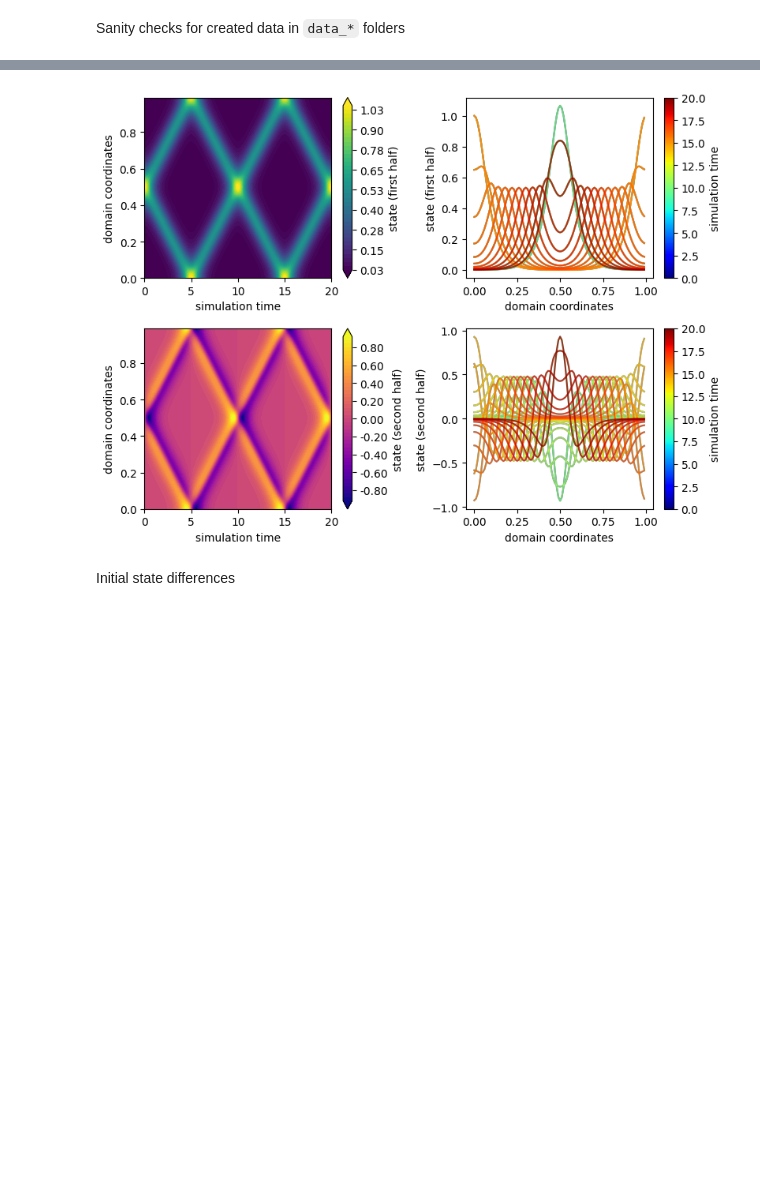
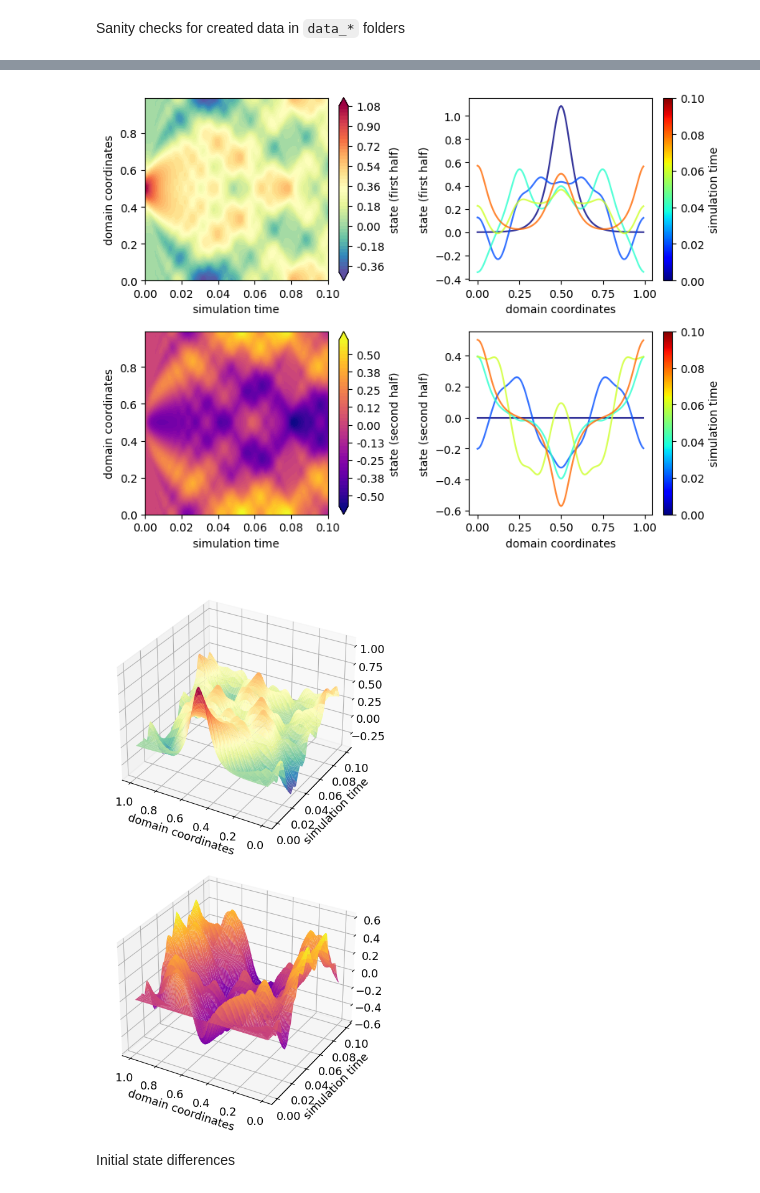
Before and after one commit to SOLARIS-JHU/controlgym, a Jupyter notebook: linearPDE_data_gen.ipynb, the cells around one changed output, grey strips where cells are left out. Cells and saved outputs as stored; diff of their text form; code cells hidden in the pictures; blank space fills up the shorter version.

```diff
--- a/linearPDE_data_gen.ipynb
+++ b/linearPDE_data_gen.ipynb
@@ -763,8 +771,8 @@ else:
 Sanity checks for created data in `data_*` folders
 # %%
 # Load one exported dataset and inspect it
-npz_path = "data_wave/dpc/wave_dataset_zero_500.npz"   # change as needed
-traj_idx = 41
+npz_path = "data_linearPDE/schrodinger/logbands/dataset_combined_logbands.npz"   # change as needed
+traj_idx = 1777
 
 ds_npz = np.load(npz_path, allow_pickle=True)
 
@@ -857,17 +865,18 @@ plt.show()
 # %%
 env_kwargs = json.loads(str(ds_npz["env_kwargs_json"]))
 env = gym.make(str(ds_npz["env_id"]), **env_kwargs)
 
 env.n_steps = T_idx
 env.state_traj = X.T   # plotting helpers expect (n_state, T+1)
 
 with tempfile.TemporaryDirectory() as tmpdir:
     if env.id in ["wave", "schrodinger"]:
-        _plot_coupled_pde(env, save_dir=tmpdir, display=True, contour=True, surface3d=False, dpi=200)
+        _plot_coupled_pde(env, save_dir=tmpdir, display=True, contour=True, surface3d=True, dpi=200)
     else:
         _plot_pde(env, save_dir=tmpdir, display=True, contour=True, surface3d=False, dpi=200)
 # %% [output]
-[figure, old version]
+[figure, new version]
+[figure, added]
 # %% [markdown]
 Initial state differences
 # %%
```
Also changed, not shown: parts of 9 cells of this notebook, 2 other files.
